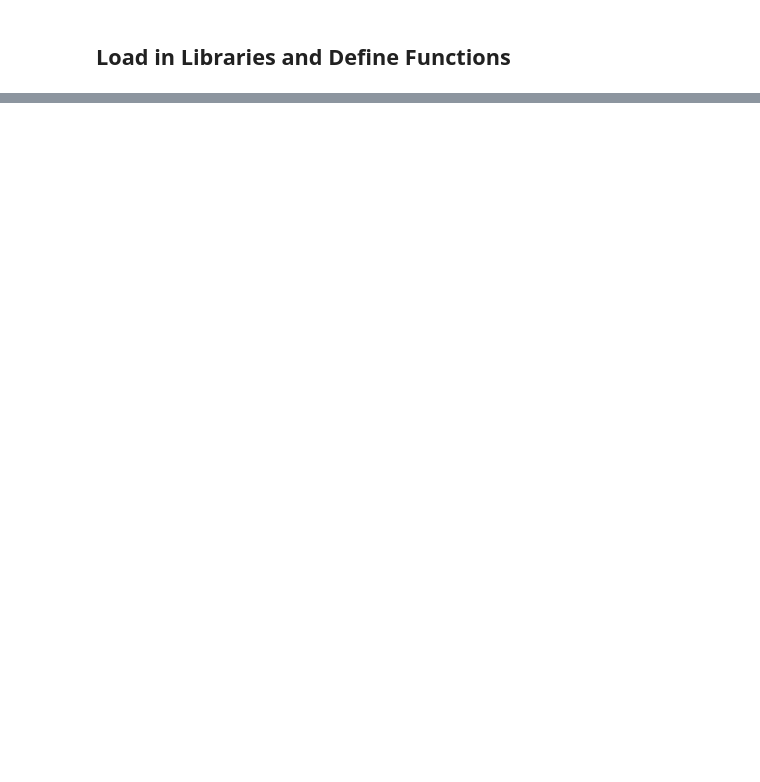
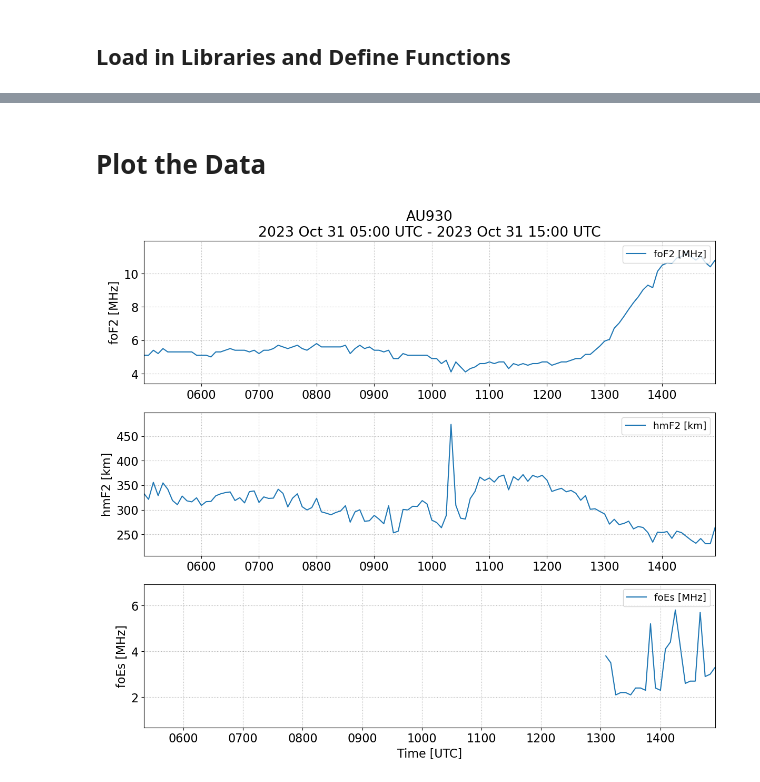
Before and after one commit to w2naf/wa5frf_chirp_analysis, a Jupyter notebook: Ionosode_Plotter.ipynb, the cells around one changed output, grey strips where cells are left out. Drawn from its saved outputs; the diff is of its cells as text; code cells hidden in the pictures; blank space fills up the shorter version.

```diff
--- a/Ionosode_Plotter.ipynb
+++ b/Ionosode_Plotter.ipynb
@@ -375,0 +115,20 @@ plot_sig(env_2,title=fname,tlim=tlim,fft=True,flim=(0,100))
+# %%
+# Create Column Headers
+cols = []
+cols.append('Time')
+cols.append('CS') # CS [percent] = Autoscaling Confidence Score (from 0 to 100, 999 if manual scaling, -1 if unknown)
+
+for param in params:
+    cols.append(param)
+    cols.append(param+'_QD')
+# %%
+# Load file into dataframe
+df = pd.read_table(fPath,comment='#',delim_whitespace=True,names=cols,parse_dates=[0])
+
+# Remove timezone info (All are in UTC)
+df['Time'] = [x.replace(tzinfo=None) for x in df['Time']]
+
+# Force all parameter columns into a numeric format. Set all non-numeric
+# values to NaN.
+for param in params:
+    df[param] = pd.to_numeric(df[param],errors='coerce')
@@ -375,0 +163,45 @@ plot_sig(env_2,title=fname,tlim=tlim,fft=True,flim=(0,100))
+# %% [markdown]
+# Plot the Data
+# %%
+nRows = len(params)
+fig = plt.figure(figsize=(14,4*nRows))
+
+for inx,param in enumerate(params):
+    pdct = prmd.get(param,{})
+    udct = prmd.get(ursiCode,{})
+
+    ax  = fig.add_subplot(nRows,1,inx+1)
+
+    xx  = df['Time']
+    yy  = df[param]
+
+    if inx == 0:
+        tfmt = '%Y %b %d %H:%M UTC'
+        title = []
+        title.append(udct.get('title',ursiCode))
+        title.append('{!s} - {!s}'.format(sTime.strftime(tfmt),eTime.strftime(tfmt)))
+        ax.set_title('\n'.join(title))
+
+    if inx == nRows-1:
+        ax.set_xlabel('Time [UTC]')
+
+    label = pdct.get('label',param)
+    ax.set_ylabel(label)
+
+    ax.plot(xx,yy,label=label)
+
+    ax.legend(loc='upper right',fontsize='small')
+
+    xticks = ax.get_xticks()
+    xtls = []
+    for xtick in xticks:
+        xtd = mpl.dates.num2date(xtick)
+        xtl = xtd.strftime('%H%M')
+        xtls.append(xtl)
+
+    ax.xaxis.set_ticks(xticks)
+    ax.set_xticklabels(xtls)
+
+plt.show()
+# %% [output]
+[figure, added]
```
Also changed, not shown: parts of 49 cells of this notebook.
